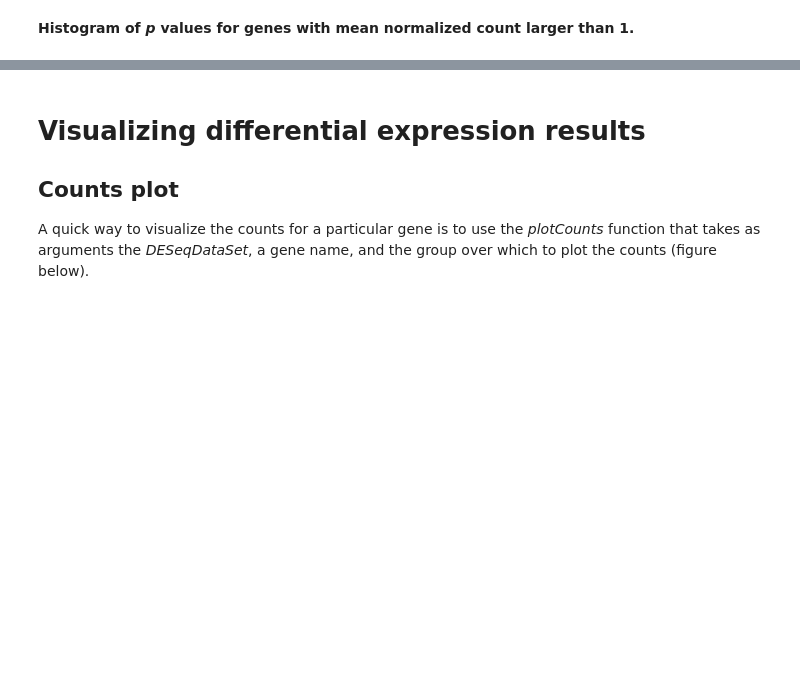
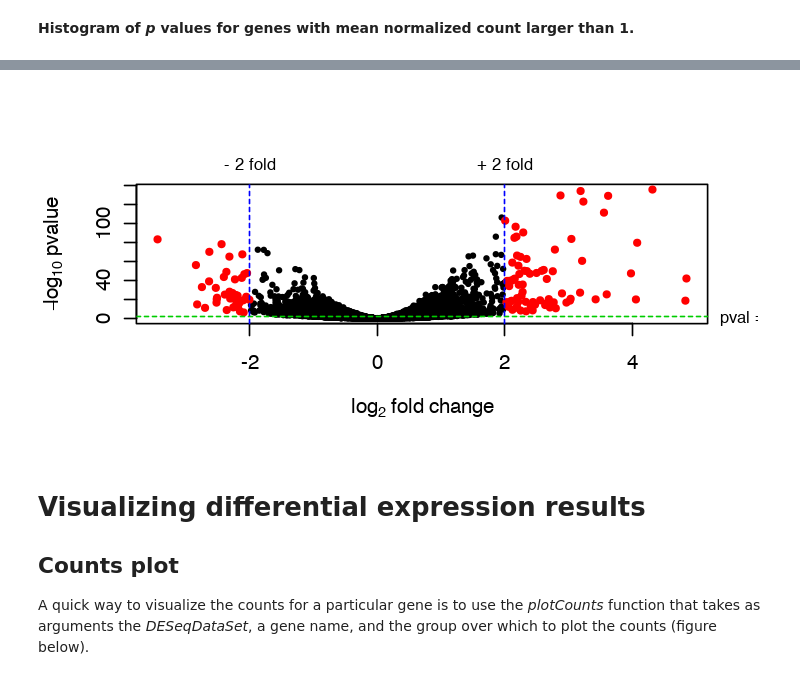
Before and after one commit to vjcitn/BrownCOBRE2018, a Jupyter notebook: notebooks_day2/BrownCOBREDay2Session2.ipynb, the cells around one changed output, grey strips where cells are left out. Drawn from its saved outputs; the diff is of its cells as text; code cells hidden in the pictures; blank space fills up the shorter version.

```diff
--- a/notebooks_day2/BrownCOBREDay2Session2.ipynb
+++ b/notebooks_day2/BrownCOBREDay2Session2.ipynb
@@ -813,3 +830,17 @@ hist(res$pvalue[res$baseMean > 1], breaks = 0:20/20,
+# %%
+volcanoPlot <- function(res, lfc=2, pval=0.01){
+    tab = data.frame(logFC = res$log2FoldChange, negLogPval = -log10(res$pvalue))
+    plot(tab, pch = 16, cex = 0.6, xlab = expression(log[2]~fold~change), ylab = expression(-log[10]~pvalue))
+    signGenes = (abs(tab$logFC) > lfc & tab$negLogPval > -log10(pval))
+    points(tab[signGenes, ], pch = 16, cex = 0.8, col = "red")
+    abline(h = -log10(pval), col = "green3", lty = 2)
+    abline(v = c(-lfc, lfc), col = "blue", lty = 2)
+    mtext(paste("pval =", pval), side = 4, at = -log10(pval), cex = 0.8, line = 0.5, las = 1)
+    mtext(c(paste("-", lfc, "fold"), paste("+", lfc, "fold")), side = 3, at = c(-lfc, lfc), cex = 0.8, line = 0.5)
+}
+volcanoPlot(res)
+# %% [output]
+[figure, added]
 # %% [markdown]
 # Visualizing differential expression results
 
```
Also changed, not shown: parts of 18 cells of this notebook.
